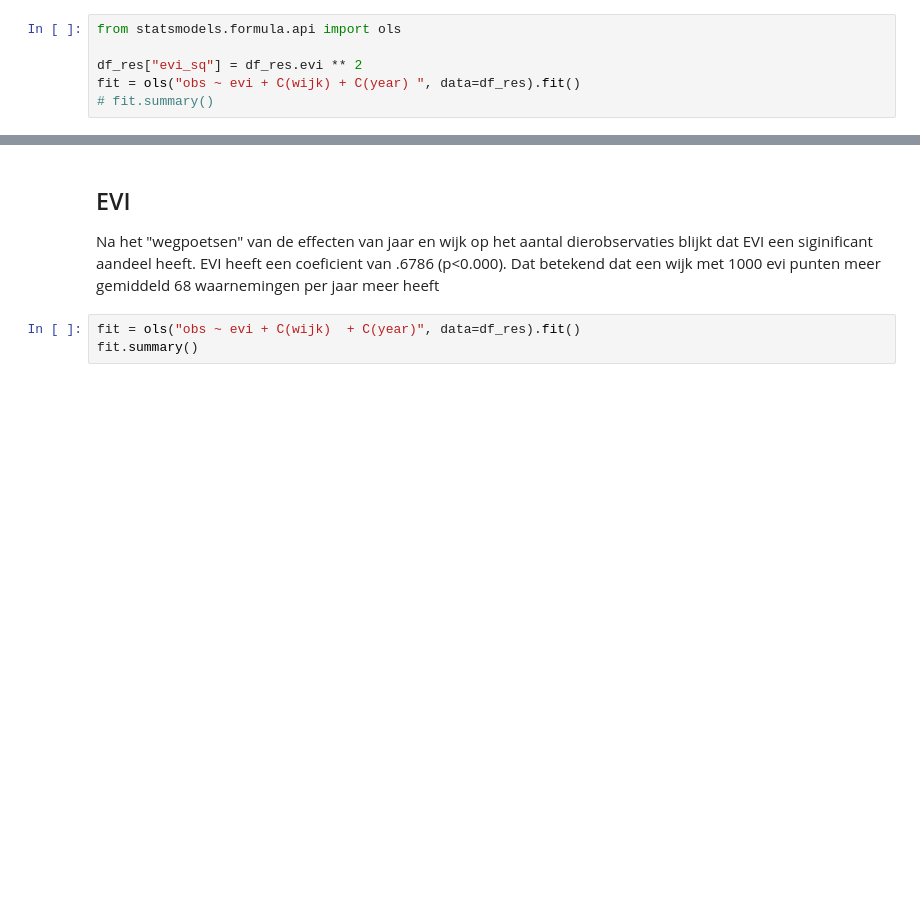
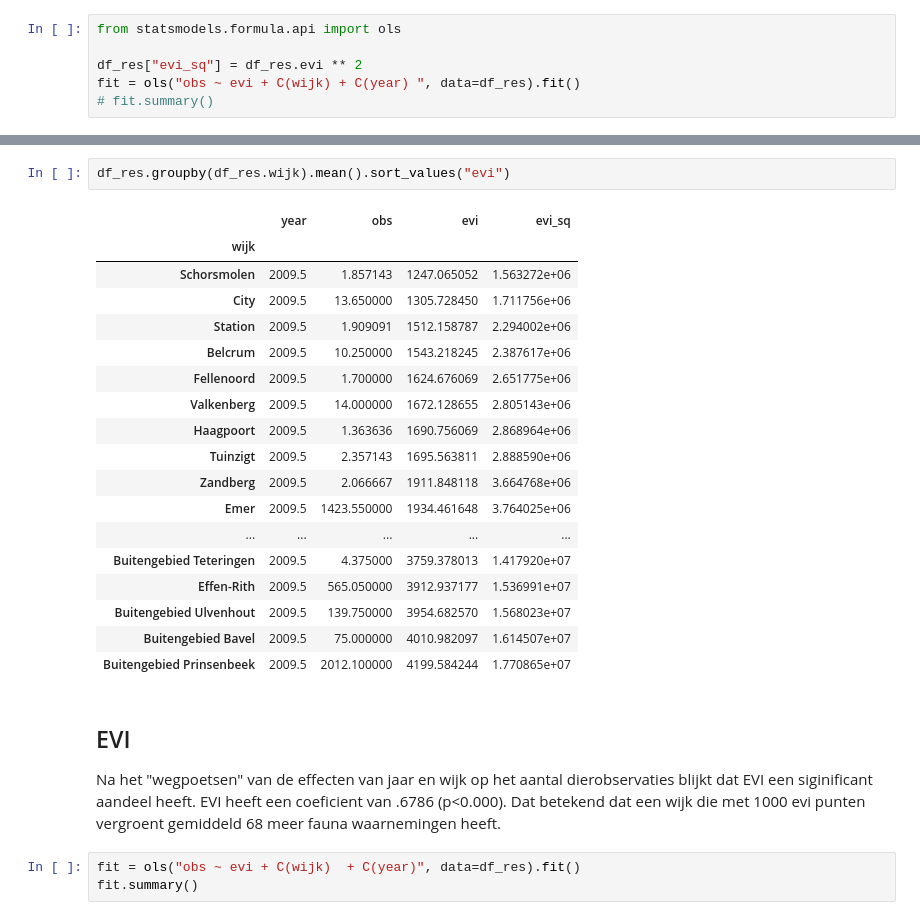
Before and after one commit to esquire900/hackaton-2020, a Jupyter notebook: waarnemingen/dashboard-export.ipynb, the cells around one changed output, grey strips where cells are left out. Drawn from its saved outputs; the diff is of its cells as text; blank space fills up the shorter version.

```diff
--- a/waarnemingen/dashboard-export.ipynb
+++ b/waarnemingen/dashboard-export.ipynb
@@ -130,7 +130,28 @@ plt.show()
+# %%
+df_res.groupby(df_res.wijk).mean().sort_values("evi")
+# %% [output]
+|  | year | obs | evi | evi_sq |
+| wijk |  |  |  |  |
+| Schorsmolen | 2009.5 | 1.857143 | 1247.065052 | 1.563272e+06 |
+| City | 2009.5 | 13.650000 | 1305.728450 | 1.711756e+06 |
+| Station | 2009.5 | 1.909091 | 1512.158787 | 2.294002e+06 |
+| Belcrum | 2009.5 | 10.250000 | 1543.218245 | 2.387617e+06 |
+| Fellenoord | 2009.5 | 1.700000 | 1624.676069 | 2.651775e+06 |
+| Valkenberg | 2009.5 | 14.000000 | 1672.128655 | 2.805143e+06 |
+| Haagpoort | 2009.5 | 1.363636 | 1690.756069 | 2.868964e+06 |
+| Tuinzigt | 2009.5 | 2.357143 | 1695.563811 | 2.888590e+06 |
+| Zandberg | 2009.5 | 2.066667 | 1911.848118 | 3.664768e+06 |
+| Emer | 2009.5 | 1423.550000 | 1934.461648 | 3.764025e+06 |
+| ... | ... | ... | ... | ... |
+| Buitengebied Teteringen | 2009.5 | 4.375000 | 3759.378013 | 1.417920e+07 |
+| Effen-Rith | 2009.5 | 565.050000 | 3912.937177 | 1.536991e+07 |
+| Buitengebied Ulvenhout | 2009.5 | 139.750000 | 3954.682570 | 1.568023e+07 |
+| Buitengebied Bavel | 2009.5 | 75.000000 | 4010.982097 | 1.614507e+07 |
+| Buitengebied Prinsenbeek | 2009.5 | 2012.100000 | 4199.584244 | 1.770865e+07 |
 # %% [markdown]
 ## EVI
 
-Na het "wegpoetsen" van de effecten van jaar en wijk op het aantal dierobservaties blijkt dat EVI een siginificant aandeel heeft. EVI heeft een coeficient van .6786 (p<0.000). Dat betekend dat een wijk met 1000 evi punten meer gemiddeld 68 waarnemingen per jaar meer heeft
+Na het "wegpoetsen" van de effecten van jaar en wijk op het aantal dierobservaties blijkt dat EVI een siginificant aandeel heeft. EVI heeft een coeficient van .6786 (p<0.000). Dat betekend dat een wijk die met 1000 evi punten vergroent gemiddeld 68 meer fauna waarnemingen heeft.
 # %%
 fit = ols("obs ~ evi + C(wijk)  + C(year)", data=df_res).fit()
 fit.summary()
```
Also changed, not shown: parts of 3 cells of this notebook, 1 other file.
